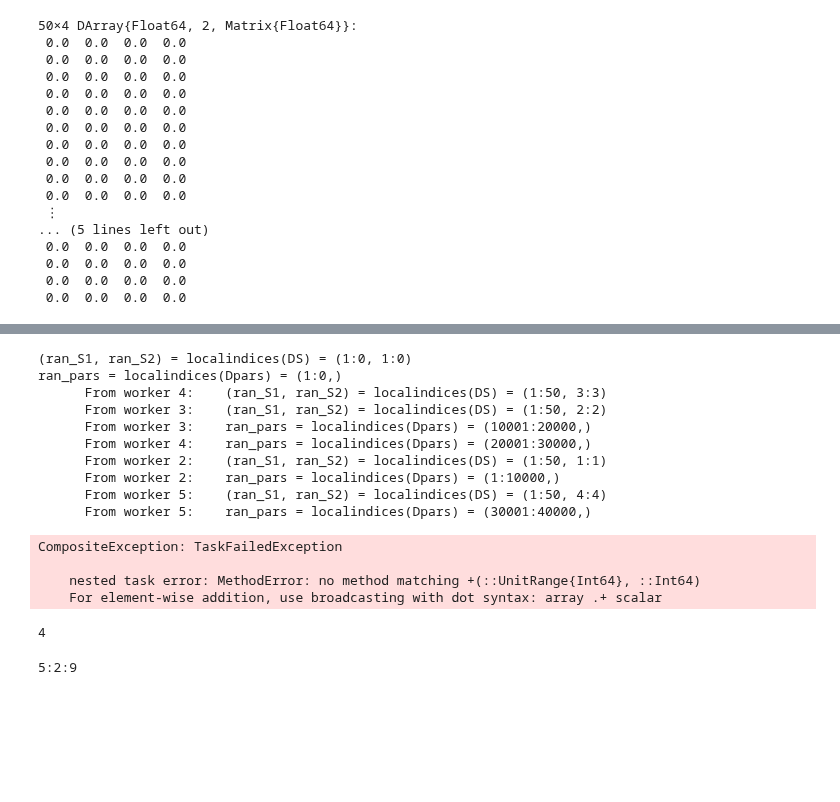
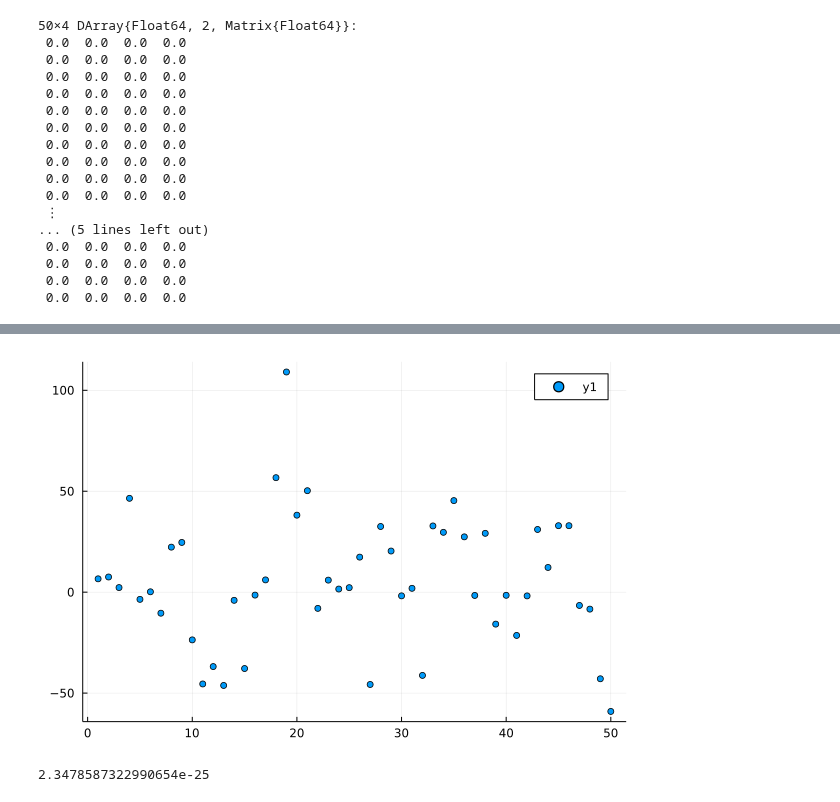
Before and after one commit to reula/PIC-1D, a Jupyter notebook: distrib.ipynb, the cells around one changed output, grey strips where cells are left out. Saved outputs shown, nothing was run; the diff lists cells and outputs as text; code cells hidden in the pictures; blank space fills up the shorter version.

```diff
--- a/distrib.ipynb
+++ b/distrib.ipynb
@@ -125,56 +114,6 @@ for j in 1:J
     end
 end
-# %%
-@everywhere function get_current_ro_range(Dpars::DArray, DS::DArray, p)
-    L, N, J, κ, dx, order = p
-    #LN = floor(Int,N ÷ nworkers())
-    Lu = Dpars[:L]
-    @show ran_S1, ran_S2 = localindices(DS)
-    @show ran_pars = localindices(Dpars)
-    #assuming ran_pars[1] is odd
-    #ran_init, ran_end = ran_pars
-    @show odd_range = first(ran_pars):2:last(ran_pars)
-    #even_range = (ran_init + 1):2:ran_end
-    LS = DS[:L]
-    #r = view(Lu,odd_range)
-    #v = view(Lu,even_range)
-    fill!(LS,0.0)
-    #for i in odd_range
-      #@show(range)
-      #j, y = get_index_and_y(Lu[i],J,L)
-      #for l in (-order):order
-        #LS[mod1(j + l, J),:] += W(order, -y + l) * Lu[i+1] / dx;
-      #end
-    #end
-  end
-# %% [output]
-(ran_S1, ran_S2) = localindices(DS) = (1:0, 1:0)
-ran_pars = localindices(Dpars) = (1:0,)
-      From worker 4:    (ran_S1, ran_S2) = localindices(DS) = (1:50, 3:3)
-      From worker 3:    (ran_S1, ran_S2) = localindices(DS) = (1:50, 2:2)
-      From worker 3:    ran_pars = localindices(Dpars) = (10001:20000,)
-      From worker 4:    ran_pars = localindices(Dpars) = (20001:30000,)
-      From worker 2:    (ran_S1, ran_S2) = localindices(DS) = (1:50, 1:1)
-      From worker 2:    ran_pars = localindices(Dpars) = (1:10000,)
-      From worker 5:    (ran_S1, ran_S2) = localindices(DS) = (1:50, 4:4)
-      From worker 5:    ran_pars = localindices(Dpars) = (30001:40000,)
-# %%
-spmd(get_current_ro_range, Dpars, DS, p)
-# %% [output]
-CompositeException: TaskFailedException
-
-    nested task error: MethodError: no method matching +(::UnitRange{Int64}, ::Int64)
-    For element-wise addition, use broadcasting with dot syntax: array .+ scalar
-# %%
-ran = 3:4
-ran_i, ran_e = ran
-ran_e
-# %% [output]
-4
-# %%
-ran = 5:10
-last(ran)
-first(ran)
-first(ran):2:last(ran)
-# %% [output]
-5:2:9
+# %%
+Plots.scatter(Sf)
+# %% [output]
+[figure, added]
@@ -180,0 +123,4 @@ first(ran):2:last(ran)
+# %%
+(S - Sf)'*(S-Sf)
+# %% [output]
+2.3478587322990654e-25
```
Also changed, not shown: parts of 10 cells of this notebook.
